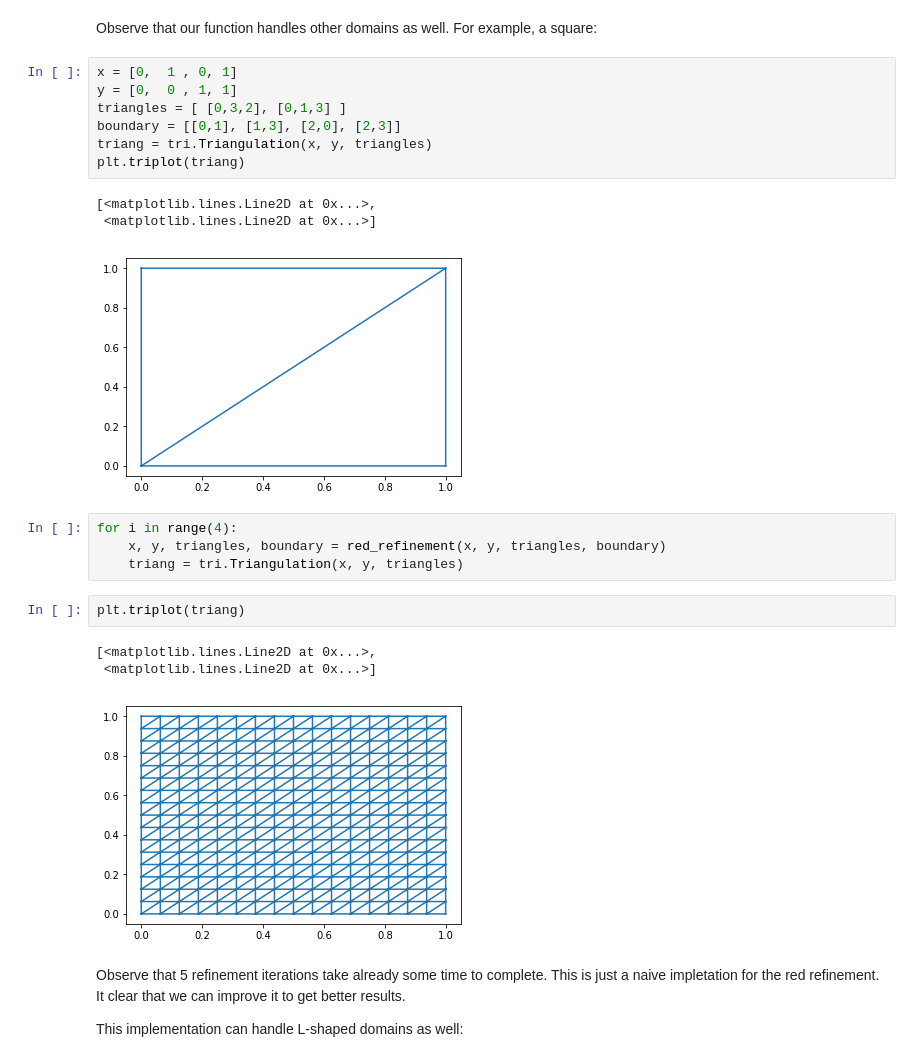
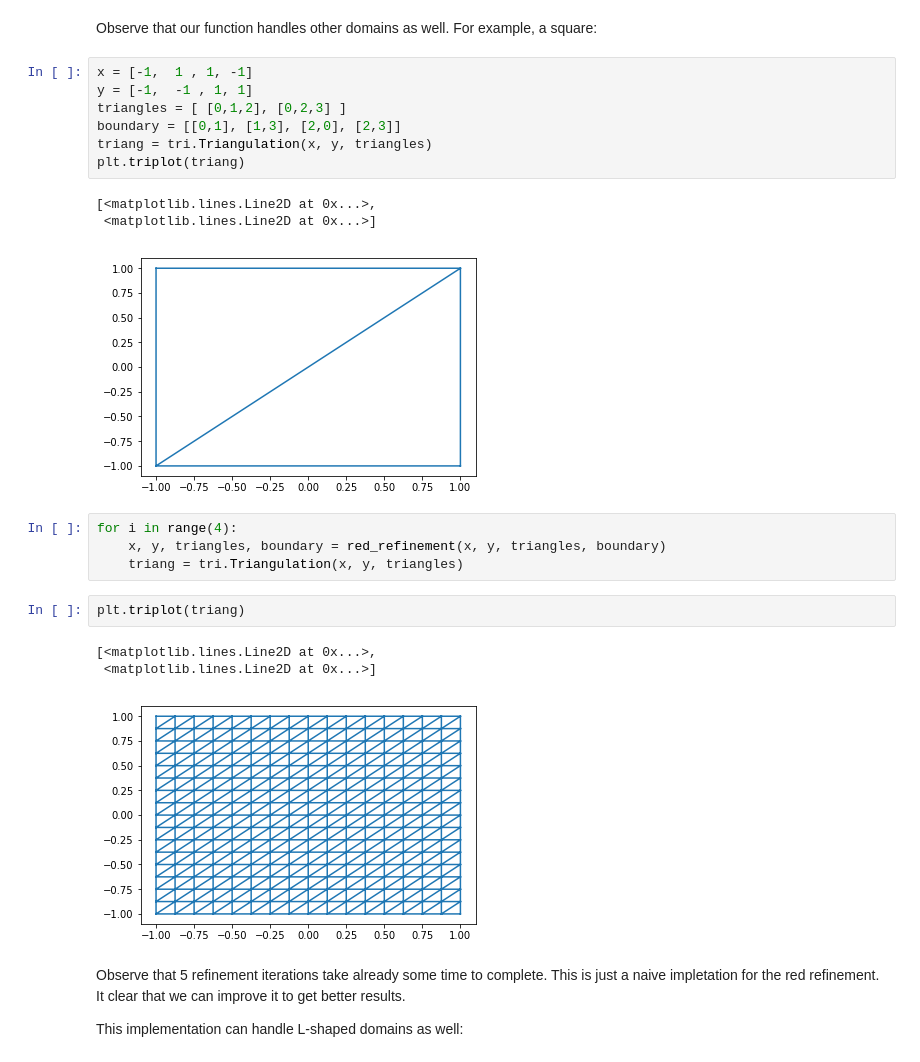
Before and after one commit to gayalami/MATH-579, a Jupyter notebook: Finite_element.ipynb, the cells around one changed output. Saved outputs shown, nothing was run; the diff lists cells and outputs as text.

```diff
--- a/Finite_element.ipynb
+++ b/Finite_element.ipynb
@@ -186,16 +191,16 @@ plt.triplot(triang)
 # %% [markdown]
 Observe that our function handles other domains as well. For example, a square:
 # %%
-x = [0,  1 , 0, 1]
-y = [0,  0 , 1, 1]
-triangles = [ [0,3,2], [0,1,3] ]
+x = [-1,  1 , 1, -1]
+y = [-1,  -1 , 1, 1]
+triangles = [ [0,1,2], [0,2,3] ]
 boundary = [[0,1], [1,3], [2,0], [2,3]]
 triang = tri.Triangulation(x, y, triangles)
 plt.triplot(triang)
 # %% [output]
 [<matplotlib.lines.Line2D at 0x...>,
  <matplotlib.lines.Line2D at 0x...>]
-[figure, old version]
+[figure, new version]
 # %%
 for i in range(4):
     x, y, triangles, boundary = red_refinement(x, y, triangles, boundary)
@@ -205,7 +210,7 @@ plt.triplot(triang)
 # %% [output]
 [<matplotlib.lines.Line2D at 0x...>,
  <matplotlib.lines.Line2D at 0x...>]
-[figure, old version]
+[figure, new version]
 # %% [markdown]
 Observe that 5 refinement iterations take already some time to complete. This is just a naive impletation for the red refinement. It clear that we can improve it to get better results.
 
```
Also changed, not shown: parts of 74 cells of this notebook.
